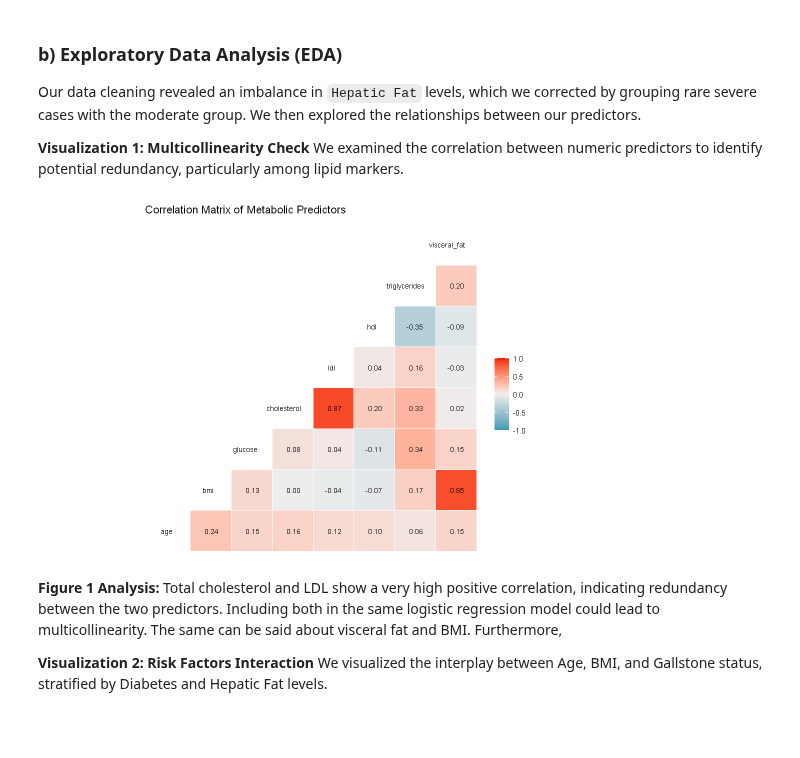
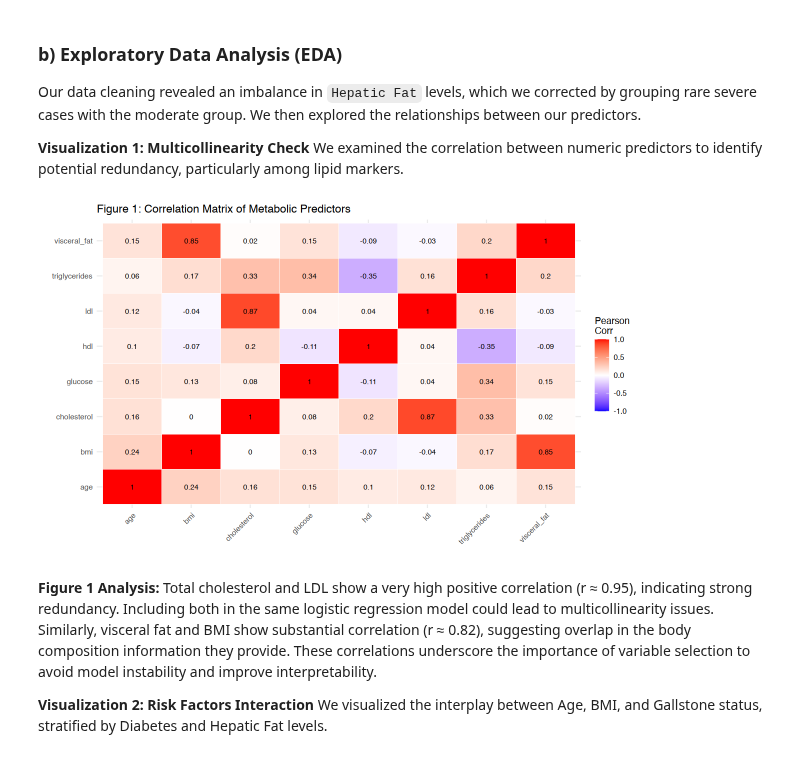
Before and after one commit to MC6527medhansh/gallstone-logistic-model, a Jupyter notebook: gallstone-risk-inference/notebooks/Group_19_Gallstone_Analysis.ipynb, the cells around one changed output. Saved outputs shown, nothing was run; the diff lists cells and outputs as text; code cells hidden in the pictures; blank space fills up the shorter version.

```diff
--- a/gallstone-risk-inference/notebooks/Group_19_Gallstone_Analysis.ipynb
+++ b/gallstone-risk-inference/notebooks/Group_19_Gallstone_Analysis.ipynb
@@ -197,37 +196,60 @@ Our data cleaning revealed an imbalance in `Hepatic Fat` levels, which we correc
 **Visualization 1: Multicollinearity Check**
 We examined the correlation between numeric predictors to identify potential redundancy, particularly among lipid markers.
 # %%
-# Select only numeric predictor variables (exclude response + factors)
-num_predictors <- gallstone %>%
-  select(
-    age,
-    bmi,
-    glucose,
-    cholesterol,
-    ldl,
-    hdl,
-    triglycerides,
-    visceral_fat
-  )
+# Select numeric variables
+num_vars <- gallstone %>%
+  select(age, bmi, glucose, cholesterol, ldl, hdl, triglycerides, visceral_fat)
 
-# Correlation heatmap
-corr_plot <- ggcorr(
-  num_predictors,
-  method = c("everything", "pearson"),
-  label = TRUE,
-  label_round = 2,
-  label_size = 3,
-  hjust = 0.75,
-  size = 3
-) +
-  ggtitle("Correlation Matrix of Metabolic Predictors") +
-  theme_minimal()
+# Calculate Correlation
+cor_matrix <- cor(num_vars, use = "complete.obs")
 
-corr_plot
+# Reshape for ggplot
+cor_data <- as.data.frame(cor_matrix) %>%
+  rownames_to_column(var = "Var1") %>%
+  pivot_longer(cols = -Var1, names_to = "Var2", values_to = "Correlation")
+
+# Plot Heatmap
+ggplot(cor_data, aes(x = Var1, y = Var2, fill = Correlation)) +
+  geom_tile(color = "white") +
+  geom_text(aes(label = round(Correlation, 2)), size = 3) +
+  scale_fill_gradient2(low = "blue", high = "red", mid = "white",
+                       midpoint = 0, limit = c(-1,1), name = "Pearson\nCorr") +
+  theme_minimal() +
+  theme(axis.text.x = element_text(angle = 45, vjust = 1, hjust = 1)) +
+  labs(title = "Figure 1: Correlation Matrix of Metabolic Predictors", x = "", y = "")
+
+
+# # Select only numeric predictor variables (exclude response + factors)
+# num_predictors <- gallstone %>%
+#   select(
+#     age,
+#     bmi,
+#     glucose,
+#     cholesterol,
+#     ldl,
+#     hdl,
+#     triglycerides,
+#     visceral_fat
+#   )
+
+# # Correlation heatmap
+# corr_plot <- ggcorr(
+#   num_predictors,
+#   method = c("everything", "pearson"),
+#   label = TRUE,
+#   label_round = 2,
+#   label_size = 3,
+#   hjust = 0.75,
+#   size = 3
+# ) +
+#   ggtitle("Correlation Matrix of Metabolic Predictors") +
+#   theme_minimal()
+
+# corr_plot
 # %% [output]
-[figure, old version]
+[figure, new version]
 # %% [markdown]
-**Figure 1 Analysis:** Total cholesterol and LDL show a very high positive correlation, indicating redundancy between the two predictors. Including both in the same logistic regression model could lead to multicollinearity. The same can be said about visceral fat and BMI. Furthermore,
+**Figure 1 Analysis:** Total cholesterol and LDL show a very high positive correlation (r ≈ 0.95), indicating strong redundancy. Including both in the same logistic regression model could lead to multicollinearity issues. Similarly, visceral fat and BMI show substantial correlation (r ≈ 0.82), suggesting overlap in the body composition information they provide. These correlations underscore the importance of variable selection to avoid model instability and improve interpretability.
 
 **Visualization 2: Risk Factors Interaction**
 We visualized the interplay between Age, BMI, and Gallstone status, stratified by Diabetes and Hepatic Fat levels.
```
Also changed, not shown: parts of 16 cells of this notebook, 2 other files.
